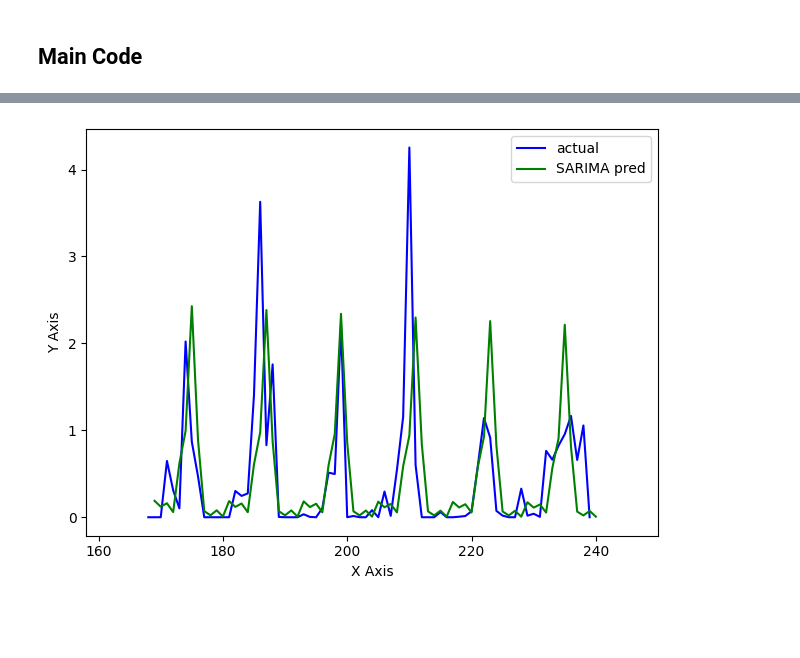
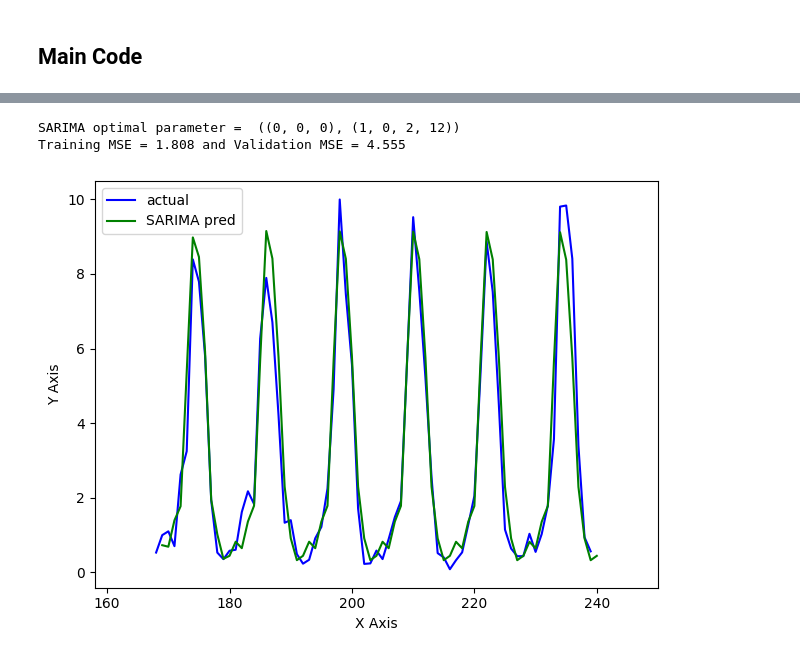
Before and after one commit to Zod420/Project_01, a Jupyter notebook: notebooks/02_Modelling_SARIMA.ipynb, the cells around one changed output, grey strips where cells are left out. Drawn from its saved outputs; the diff is of its cells as text; code cells hidden in the pictures; blank space fills up the shorter version.

```diff
--- a/notebooks/02_Modelling_SARIMA.ipynb
+++ b/notebooks/02_Modelling_SARIMA.ipynb
@@ -177,7 +229,7 @@ def model_single_loc(df, var):
     - *valMSE* = MSE for Validation.
 # %%
 # Function - SARIMA modelling for multiple location
-def model_multiple_loc(df, var, fileName):
+def model_multiple_loc(df, var, m, fileName):
     global configDatabase
 
     # Initiaze Empty Database
@@ -185,10 +237,10 @@ def model_multiple_loc(df, var, fileName):
 
     for posVal in df.pos.unique():
         # Extract series from dataframe
-        rainMean, d, D = extract_series(df, pos=posVal, var=var, dChoices=configDatabase['SAMIRA']['dChoices'], m=configDatabase['SAMIRA']['m'])
+        rainMean, d, D = extract_series(df, pos=posVal, var=var, dChoices=configDatabase['SAMIRA']['dChoices'], m=m)
 
         # Get optimal parameter for SARIMA
-        param, mse01, mse02 = model_sarima(rainMean, d, D, configDatabase['SAMIRA']['m'], show_stats=False)
+        model, param, mse01, mse02 = model_sarima(rainMean, d, D, m, show_stats=False)
         dfMonthly.loc[len(dfMonthly.index)] = [posVal, param, mse01, mse02]
 
         # Save dataframe for optimal parameters dor each location
@@ -196,22 +256,47 @@ def model_multiple_loc(df, var, fileName):
+# %%
+# Function -
+def model_avg_loc(df, var, index, m):
+    global configDatabase
+
+    # Extract series from dataframe
+    rainMean, d, D = extract_avg_series(df, var, index, dChoices=configDatabase['SAMIRA']['dChoices'], m=m)
+
+    # Get optimal parameter for SARIMA
+    model, param, mse01, mse02 = model_sarima(rainMean, d, D, m, show_stats=True)
+    print("\nSARIMA optimal parameter = ", param)
+    print("Training MSE = " + str(mse01) + " and Validation MSE = " + str(mse02))
+    return model
 # %% [markdown]
 ## Main Code
 # %%
 # Main Code
-runType = 1     # 1 for Single Location at Random
+# Options for runType -> 1 = One Location ; 2 = Multiple Location ; 3 = Averaged Across Locations
+runType = 3
+# Options for dataType -> 1 = Daily ; 2 -> Monthly
+dataType = 2
 configDatabase = safe_load(open("../config.yaml"))
+m = 12
 
-#var = 'rain'
-#df = read_csv(os.path.join(configDatabase['dir']['dataProcess'], configDatabase['file']['train01']), compression='gzip')
-#fileName = os.path.join(configDatabase['dir']['model'], configDatabase['file']['sarima01'])
-
-var = 'rain_mean'
-df = read_csv(os.path.join(configDatabase['dir']['dataProcess'], configDatabase['file']['train02']), compression='gzip')
-fileName = os.path.join(configDatabase['dir']['model'], configDatabase['file']['sarima02'])
-fileName = fileName.replace('.csv', '_final.csv')
+if dataType == 1:
+    var = 'rain'
+    index = 'day'
+    df = read_csv(os.path.join(configDatabase['dir']['dataProcess'], configDatabase['file']['train01']), compression='gzip')
+    fileName = os.path.join(configDatabase['dir']['model'], configDatabase['file']['sarima01'])
+    fileName = fileName.replace('.csv', '_final.csv')
+else:
+    var = 'rain_mean'
+    index = 'monthID'
+    df = read_csv(os.path.join(configDatabase['dir']['dataProcess'], configDatabase['file']['train02']), compression='gzip')
+    fileName = os.path.join(configDatabase['dir']['model'], configDatabase['file']['sarima02'])
+    fileName = fileName.replace('.csv', '_final.csv')
 
 if runType == 1:
-    model_single_loc(df, var)
+    model = model_single_loc(df, var, m)
+    model.save(os.path.join(configDatabase['dir']['model'], configDatabase['SAMIRA']['modelMonthlySingle']))
+elif runType == 2:
+    model_multiple_loc(df, var, m, fileName)
 else:
-    model_multiple_loc(df, var, fileName)
+    model = model_avg_loc(df, var, index, m)
+    model.save(os.path.join(configDatabase['dir']['model'], configDatabase['SAMIRA']['modelMOnthlyAvg']))
 # %% [output]
 Given (d, D) set = 0 and 0
@@ -234 +319,3 @@ Training MSE = 0.963 and Validation MSE = 0.314
+SARIMA optimal parameter =  ((0, 0, 0), (1, 0, 2, 12))
+Training MSE = 1.808 and Validation MSE = 4.555
-[figure, old version]
+[figure, new version]
```
Also changed, not shown: parts of 8 cells of this notebook, 12 other files.
